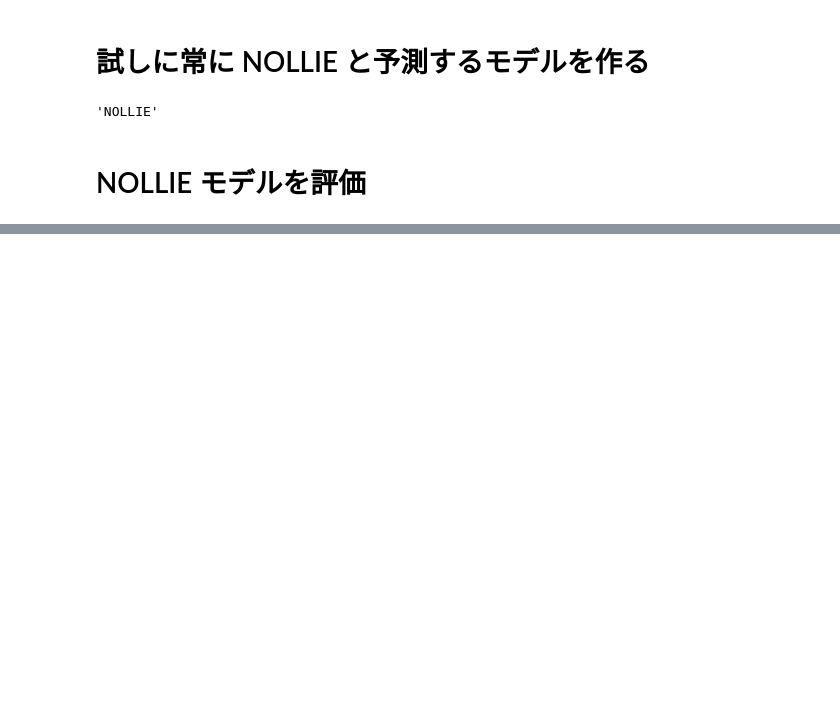
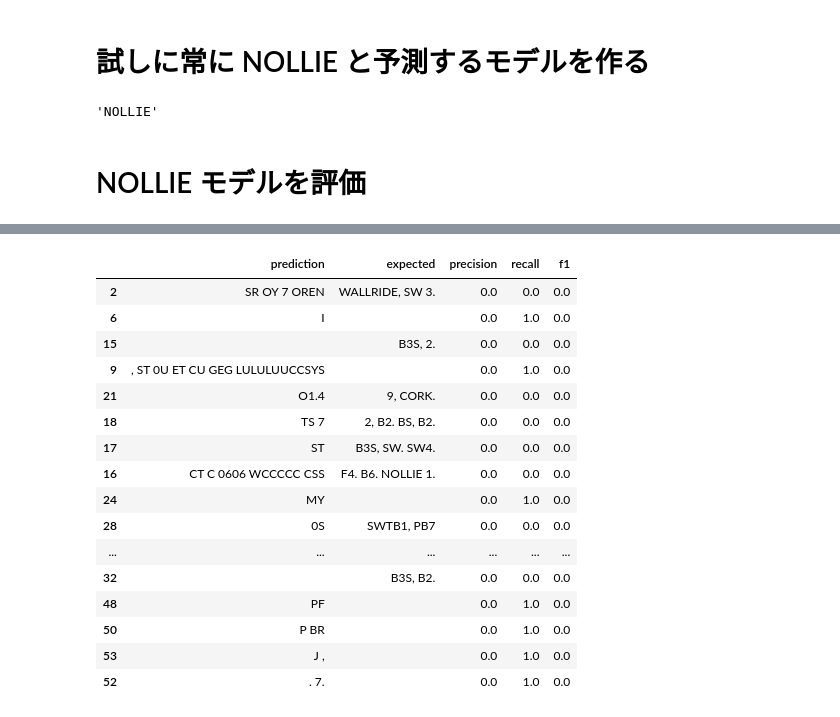
Before and after one commit to Sidebook/slvsh-index, a Jupyter notebook: notebook/getting_started.ipynb, the cells around one changed output, grey strips where cells are left out. Drawn from its saved outputs; the diff is of its cells as text; code cells hidden in the pictures; blank space fills up the shorter version.

```diff
--- a/notebook/getting_started.ipynb
+++ b/notebook/getting_started.ipynb
@@ -61,0 +106,3 @@ Precisionが低い時は，間違ってる出力が出てる
+# %%
+model = TesseractRecognier()
+result = eval(model)
@@ -61,0 +135,21 @@ Precisionが低い時は，間違ってる出力が出てる
+# %%
+# Precisionが低いやつ
+df.sort_values(by='precision').head(20)
+# %% [output]
+|  | prediction | expected | precision | recall | f1 |
+| 2 | SR OY 7 OREN | WALLRIDE, SW 3. | 0.0 | 0.0 | 0.0 |
+| 6 | I |  | 0.0 | 1.0 | 0.0 |
+| 15 |  | B3S, 2. | 0.0 | 0.0 | 0.0 |
+| 9 | , ST 0U ET CU GEG LULULUUCCSYS |  | 0.0 | 1.0 | 0.0 |
+| 21 | O1.4 | 9, CORK. | 0.0 | 0.0 | 0.0 |
+| 18 | TS 7 | 2, B2. BS, B2. | 0.0 | 0.0 | 0.0 |
+| 17 | ST | B3S, SW. SW4. | 0.0 | 0.0 | 0.0 |
+| 16 | CT C 0606 WCCCCC CSS | F4. B6. NOLLIE 1. | 0.0 | 0.0 | 0.0 |
+| 24 | MY |  | 0.0 | 1.0 | 0.0 |
+| 28 | 0S | SWTB1, PB7 | 0.0 | 0.0 | 0.0 |
+| ... | ... | ... | ... | ... | ... |
+| 32 |  | B3S, B2. | 0.0 | 0.0 | 0.0 |
+| 48 | PF |  | 0.0 | 1.0 | 0.0 |
+| 50 | P BR |  | 0.0 | 1.0 | 0.0 |
+| 53 | J , |  | 0.0 | 1.0 | 0.0 |
+| 52 | . 7. |  | 0.0 | 1.0 | 0.0 |
```
Also changed, not shown: parts of 8 cells of this notebook, 4 other files.
